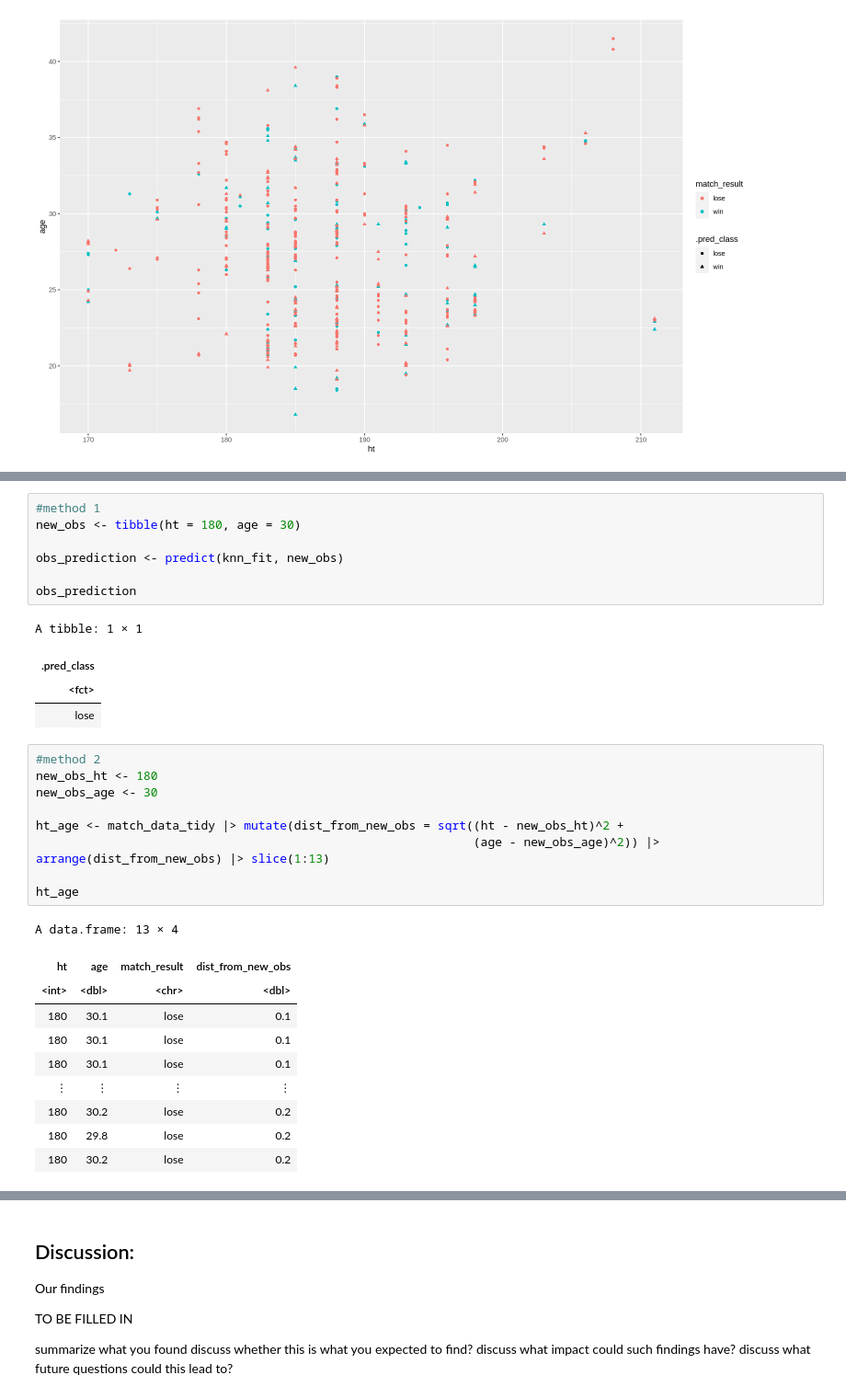
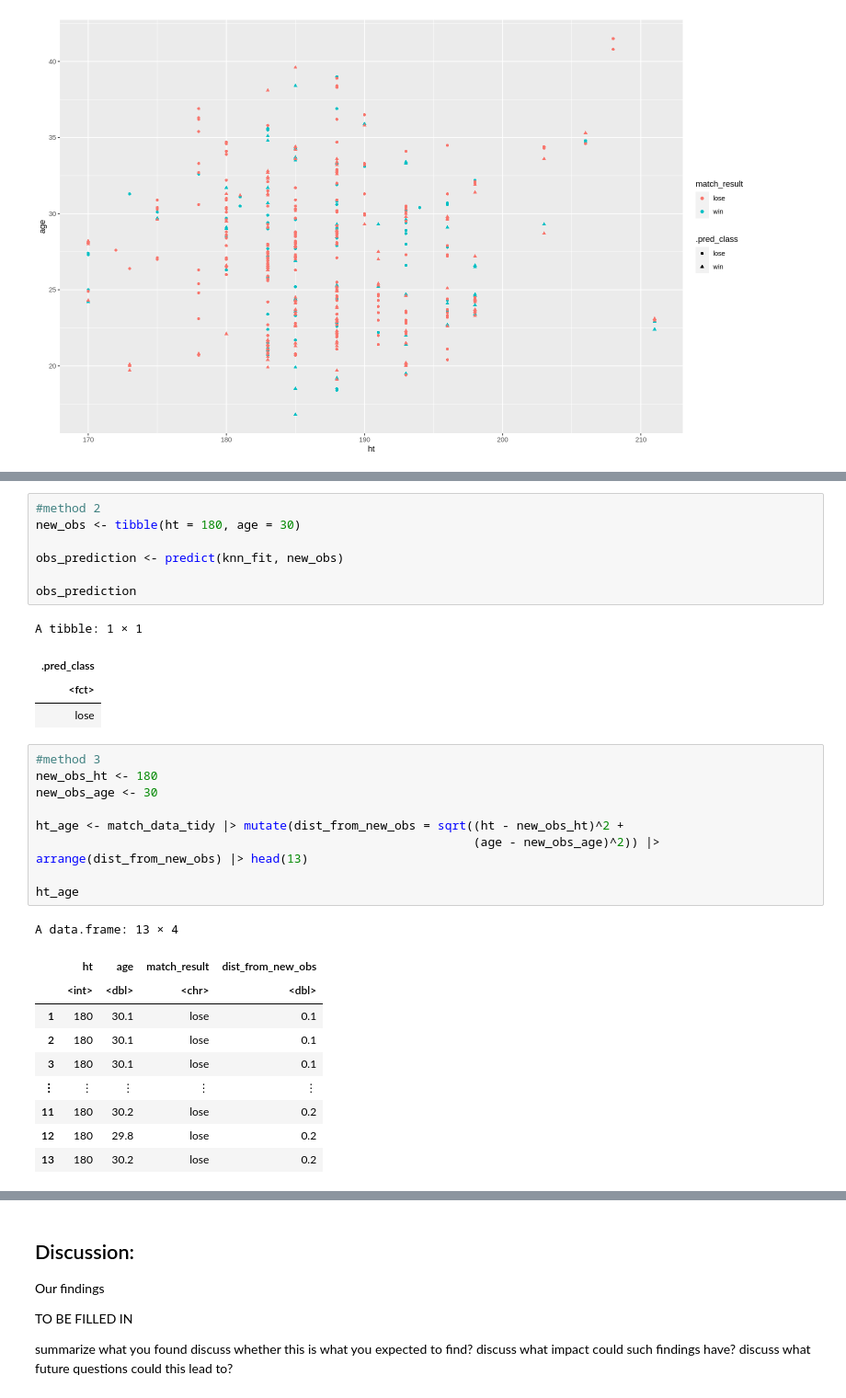
Before and after one commit to bearmohawk/DSCI-100-2022_autumn-Group-37, a Jupyter notebook: Project report Group 37-Copy1.ipynb, the cells around one changed output, grey strips where cells are left out. Shown at 92% size. Cells and saved outputs as stored; diff of their text form.

Commit message:
changing method

```diff
--- a/Project report Group 37-Copy1.ipynb
+++ b/Project report Group 37-Copy1.ipynb
@@ -284,5 +280,5 @@ relation_age
 # %%
-#method 1
+#method 2
 new_obs <- tibble(ht = 180, age = 30)
 
 obs_prediction <- predict(knn_fit, new_obs)
@@ -294,23 +290,23 @@ A tibble: 1 × 1
 | <fct> |
 | lose |
 # %%
-#method 2
+#method 3
 new_obs_ht <- 180
 new_obs_age <- 30
 
 ht_age <- match_data_tidy |> mutate(dist_from_new_obs = sqrt((ht - new_obs_ht)^2 +
                                                              (age - new_obs_age)^2)) |>
-arrange(dist_from_new_obs) |> slice(1:13)
+arrange(dist_from_new_obs) |> head(13)
 
 ht_age
 # %% [output]
 A data.frame: 13 × 4
-| ht | age | match_result | dist_from_new_obs |
-| <int> | <dbl> | <chr> | <dbl> |
-| 180 | 30.1 | lose | 0.1 |
-| 180 | 30.1 | lose | 0.1 |
-| 180 | 30.1 | lose | 0.1 |
-| ⋮ | ⋮ | ⋮ | ⋮ |
-| 180 | 30.2 | lose | 0.2 |
-| 180 | 29.8 | lose | 0.2 |
-| 180 | 30.2 | lose | 0.2 |
+|  | ht | age | match_result | dist_from_new_obs |
+|  | <int> | <dbl> | <chr> | <dbl> |
+| 1 | 180 | 30.1 | lose | 0.1 |
+| 2 | 180 | 30.1 | lose | 0.1 |
+| 3 | 180 | 30.1 | lose | 0.1 |
+| ⋮ | ⋮ | ⋮ | ⋮ | ⋮ |
+| 11 | 180 | 30.2 | lose | 0.2 |
+| 12 | 180 | 29.8 | lose | 0.2 |
+| 13 | 180 | 30.2 | lose | 0.2 |
```
Also changed, not shown: parts of 5 cells of this notebook.
